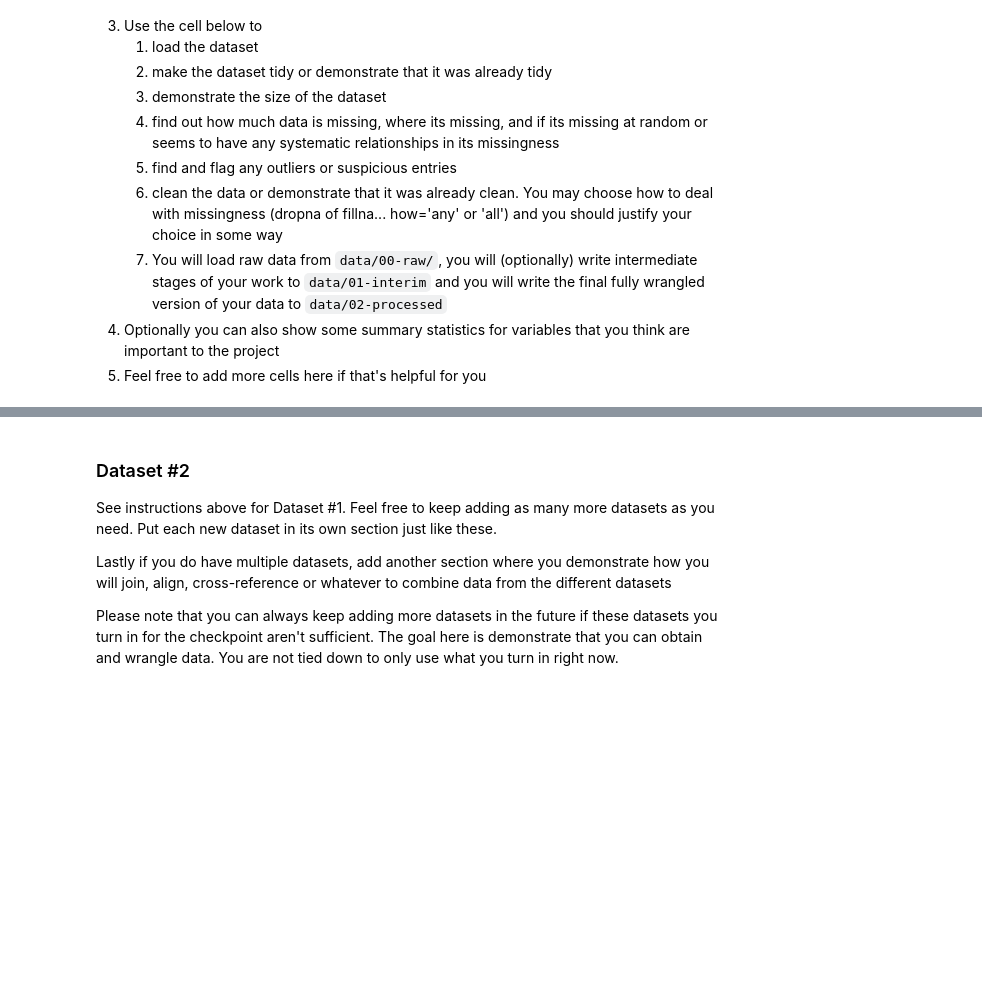
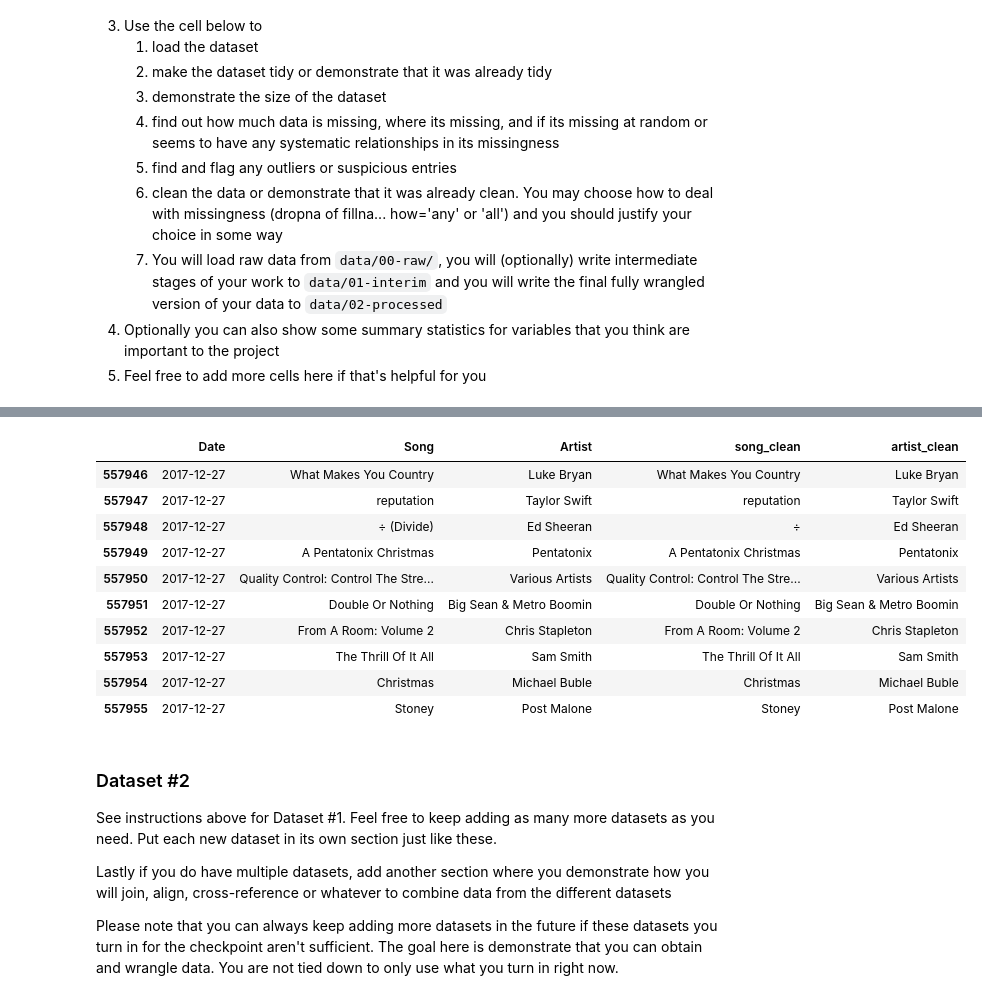
Before and after one commit to COGS108/Group081_WI26, a Jupyter notebook: 01-DataCheckpoint.ipynb, the cells around one changed output, grey strips where cells are left out. Saved outputs shown, nothing was run; the diff lists cells and outputs as text; code cells hidden in the pictures; blank space fills up the shorter version.

```diff
--- a/01-DataCheckpoint.ipynb
+++ b/01-DataCheckpoint.ipynb
@@ -392,0 +233,54 @@ SpotifyException: http status: 403, code: -1 - https://api.spotify.com/v1/playli
+# %%
+import re
+
+def clean_song(s: str) -> str:
+    if pd.isna(s):
+        return ""
+    s = str(s)
+
+    # Remove bracketed/parenthetical fluff (often "Remastered", etc.)
+    s = re.sub(r"\(.*?\)", "", s)
+    s = re.sub(r"\[.*?\]", "", s)
+
+    # Remove common featuring patterns
+    s = re.sub(r"\bfeat\.?.*$", "", s, flags=re.IGNORECASE)
+    s = re.sub(r"\bfeaturing\b.*$", "", s, flags=re.IGNORECASE)
+
+    # Remove trailing " - something" (remix labels)
+    s = re.sub(r"\s-\s.*$", "", s)
+
+    # Normalize whitespace
+    s = re.sub(r"\s+", " ", s).strip()
+    return s
+
+def clean_artist(a: str) -> str:
+    if pd.isna(a):
+        return ""
+    a = str(a)
+
+    # Billboard file uses "|" sometimes; normalize to comma / "and"
+    a = a.replace("|", ", ")
+
+    # Remove featuring content in artist field too
+    a = re.sub(r"\bfeat\.?.*$", "", a, flags=re.IGNORECASE)
+    a = re.sub(r"\bfeaturing\b.*$", "", a, flags=re.IGNORECASE)
+
+    a = re.sub(r"\s+", " ", a).strip()
+    return a
+
+bb_yearend["song_clean"] = bb_yearend["Song"].apply(clean_song)
+bb_yearend["artist_clean"] = bb_yearend["Artist"].apply(clean_artist)
+
+bb_yearend[["Date","Song","Artist","song_clean","artist_clean"]].head(10)
+# %% [output]
+|  | Date | Song | Artist | song_clean | artist_clean |
+| 557946 | 2017-12-27 | What Makes You Country | Luke Bryan | What Makes You Country | Luke Bryan |
+| 557947 | 2017-12-27 | reputation | Taylor Swift | reputation | Taylor Swift |
+| 557948 | 2017-12-27 | ÷ (Divide) | Ed Sheeran | ÷ | Ed Sheeran |
+| 557949 | 2017-12-27 | A Pentatonix Christmas | Pentatonix | A Pentatonix Christmas | Pentatonix |
+| 557950 | 2017-12-27 | Quality Control: Control The Stre... | Various Artists | Quality Control: Control The Stre... | Various Artists |
+| 557951 | 2017-12-27 | Double Or Nothing | Big Sean & Metro Boomin | Double Or Nothing | Big Sean & Metro Boomin |
+| 557952 | 2017-12-27 | From A Room: Volume 2 | Chris Stapleton | From A Room: Volume 2 | Chris Stapleton |
+| 557953 | 2017-12-27 | The Thrill Of It All | Sam Smith | The Thrill Of It All | Sam Smith |
+| 557954 | 2017-12-27 | Christmas | Michael Buble | Christmas | Michael Buble |
+| 557955 | 2017-12-27 | Stoney | Post Malone | Stoney | Post Malone |
```
Also changed, not shown: parts of 4 cells of this notebook.
